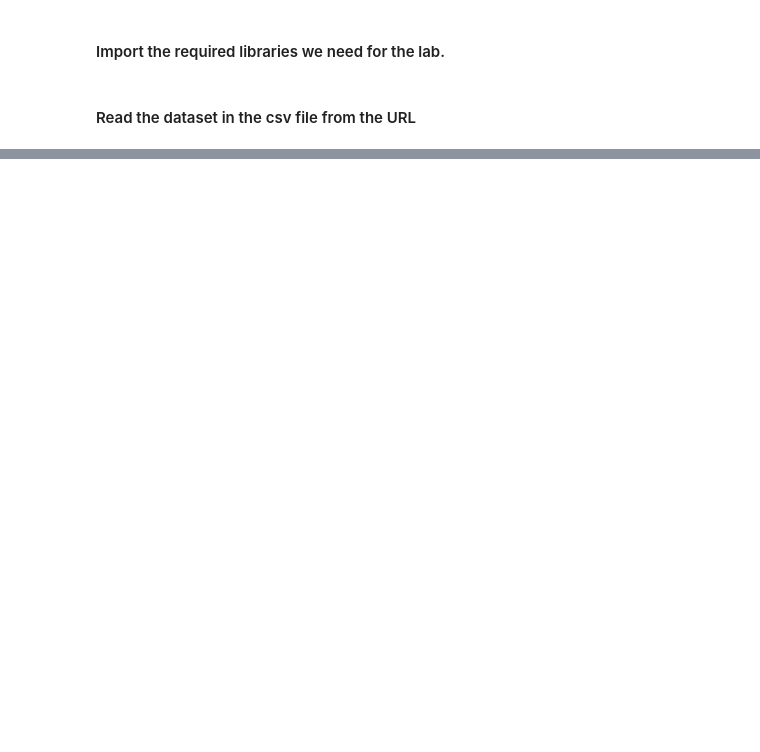
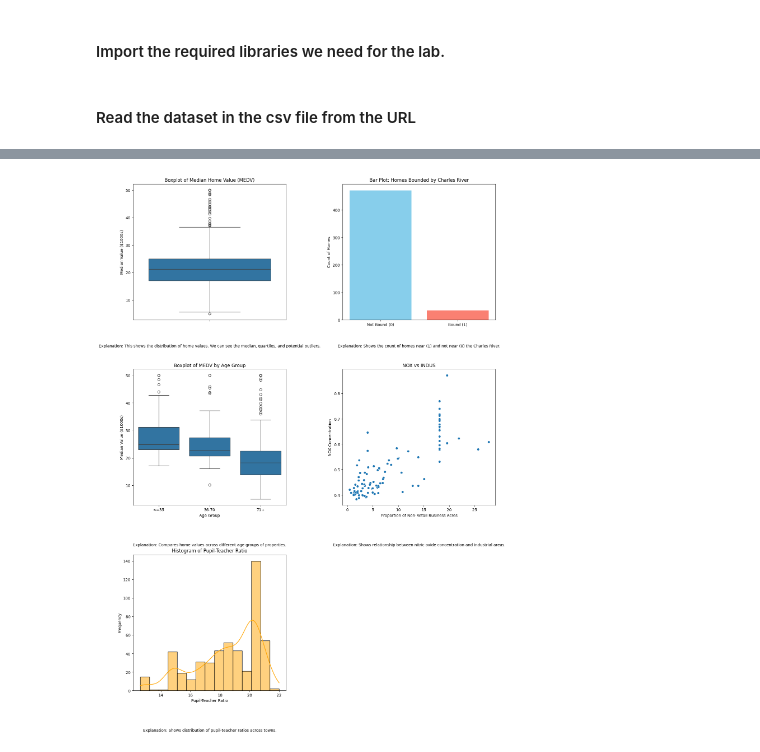
Before and after one commit to Mohamedabolezz/Boston_Housing, a Jupyter notebook: Boston_Housing_Analysis_Final.ipynb, the cells around one changed output, grey strips where cells are left out. Drawn from its saved outputs; the diff is of its cells as text; code cells hidden in the pictures; blank space fills up the shorter version.

```diff
--- a/Boston_Housing_Analysis_Final.ipynb
+++ b/Boston_Housing_Analysis_Final.ipynb
@@ -23,16 +41,3 @@ Here we load and preview the Boston Housing dataset and review its key variables
-# %%
-from sklearn.datasets import load_boston
-import pandas as pd
-import numpy as np
-
-# Load dataset
-boston_data = load_boston()
-boston = pd.DataFrame(boston_data.data, columns=boston_data.feature_names)
-boston['MEDV'] = boston_data.target
-boston.columns = [col.lower() for col in boston.columns]
-
-# Display first few rows
-boston.head()
 # %%
 # Summary statistics
 boston.describe()
@@ -41,47 +56,63 @@ boston.describe()
 This section includes boxplots, bar plots, scatter plots, and histograms with explanations.
 # %%
-import seaborn as sns
-import matplotlib.pyplot as plt
 
-# Age groups
-boston['age_group'] = pd.cut(boston['age'], bins=[0, 35, 70, 100], labels=['<=35', '36-70', '71+'])
+# Create age groups
+boston['age_group'] = pd.cut(boston['age'], bins=[0, 35, 70, 100],
+                            labels=['<=35', '36-70', '71+'])
 
-# Create subplots
-fig, axes = plt.subplots(3, 2, figsize=(15, 18))
-fig.suptitle('Descriptive Statistics and Visualizations', fontsize=18)
+plt.figure(figsize=(15, 20))
 
-# Boxplot for MEDV
-sns.boxplot(data=boston, y='medv', ax=axes[0, 0])
-axes[0, 0].set_title("Boxplot of Median Home Value (MEDV)")
-axes[0, 0].set_ylabel("Median Value ($1000s)")
+# 1. Boxplot for MEDV with explanation
+plt.subplot(3, 2, 1)
+sns.boxplot(data=boston, y='medv')
+plt.title("Boxplot of Median Home Value (MEDV)")
+plt.ylabel("Median Value ($1000s)")
+plt.text(0.5, -0.2,
+         "Explanation: This shows the distribution of home values. We can see the median, quartiles, and potential outliers.",
+         ha='center', transform=plt.gca().transAxes, wrap=True)
 
-# Bar plot for CHAS
+# 2. Bar plot for CHAS with explanation
+plt.subplot(3, 2, 2)
 chas_counts = boston['chas'].value_counts().sort_index()
-axes[0, 1].bar(['Not Bound (0)', 'Bound (1)'], chas_counts, color=['skyblue', 'salmon'])
-axes[0, 1].set_title("Bar Plot: Homes Bounded by Charles River")
-axes[0, 1].set_ylabel("Count of Homes")
+plt.bar(['Not Bound (0)', 'Bound (1)'], chas_counts, color=['skyblue', 'salmon'])
+plt.title("Bar Plot: Homes Bounded by Charles River")
+plt.ylabel("Count of Homes")
+plt.text(0.5, -0.2,
+         "Explanation: Shows the count of homes near (1) and not near (0) the Charles River.",
+         ha='center', transform=plt.gca().transAxes, wrap=True)
 
-# Boxplot MEDV vs AGE group
-sns.boxplot(data=boston, x='age_group', y='medv', ax=axes[1, 0])
-axes[1, 0].set_title("Boxplot of MEDV by Age Group")
-axes[1, 0].set_xlabel("Age Group")
-axes[1, 0].set_ylabel("Median Value ($1000s)")
+# 3. Boxplot MEDV vs AGE group with explanation
+plt.subplot(3, 2, 3)
+sns.boxplot(data=boston, x='age_group', y='medv')
+plt.title("Boxplot of MEDV by Age Group")
+plt.xlabel("Age Group")
+plt.ylabel("Median Value ($1000s)")
+plt.text(0.5, -0.3,
+         "Explanation: Compares home values across different age groups of properties.",
+         ha='center', transform=plt.gca().transAxes, wrap=True)
 
-# Scatterplot of NOX vs INDUS
-sns.scatterplot(data=boston, x='indus', y='nox', ax=axes[1, 1])
-axes[1, 1].set_title("NOX vs INDUS")
-axes[1, 1].set_xlabel("Proportion of Non-Retail Business Acres")
-axes[1, 1].set_ylabel("NOX Concentration")
+# 4. Scatterplot of NOX vs INDUS with explanation
+plt.subplot(3, 2, 4)
+sns.scatterplot(data=boston, x='indus', y='nox')
+plt.title("NOX vs INDUS")
+plt.xlabel("Proportion of Non-Retail Business Acres")
+plt.ylabel("NOX Concentration")
+plt.text(0.5, -0.3,
+         "Explanation: Shows relationship between nitric oxide concentration and industrial areas.",
+         ha='center', transform=plt.gca().transAxes, wrap=True)
 
-# Histogram of PTRATIO
-sns.histplot(data=boston, x='ptratio', bins=15, kde=True, ax=axes[2, 0], color='orange')
-axes[2, 0].set_title("Histogram of Pupil-Teacher Ratio")
-axes[2, 0].set_xlabel("Pupil-Teacher Ratio")
-axes[2, 0].set_ylabel("Frequency")
+# 5. Histogram of PTRATIO with explanation
+plt.subplot(3, 2, 5)
+sns.histplot(data=boston, x='ptratio', bins=15, kde=True, color='orange')
+plt.title("Histogram of Pupil-Teacher Ratio")
+plt.xlabel("Pupil-Teacher Ratio")
+plt.ylabel("Frequency")
+plt.text(0.5, -0.3,
+         "Explanation: Shows distribution of pupil-teacher ratios across towns.",
+         ha='center', transform=plt.gca().transAxes, wrap=True)
 
-# Hide empty plot
-axes[2, 1].axis('off')
-
-plt.tight_layout(rect=[0, 0, 1, 0.97])
+plt.tight_layout()
 plt.show()
+# %% [output]
+[figure, added]
 # %% [markdown]
```
Also changed, not shown: parts of 8 cells of this notebook.
